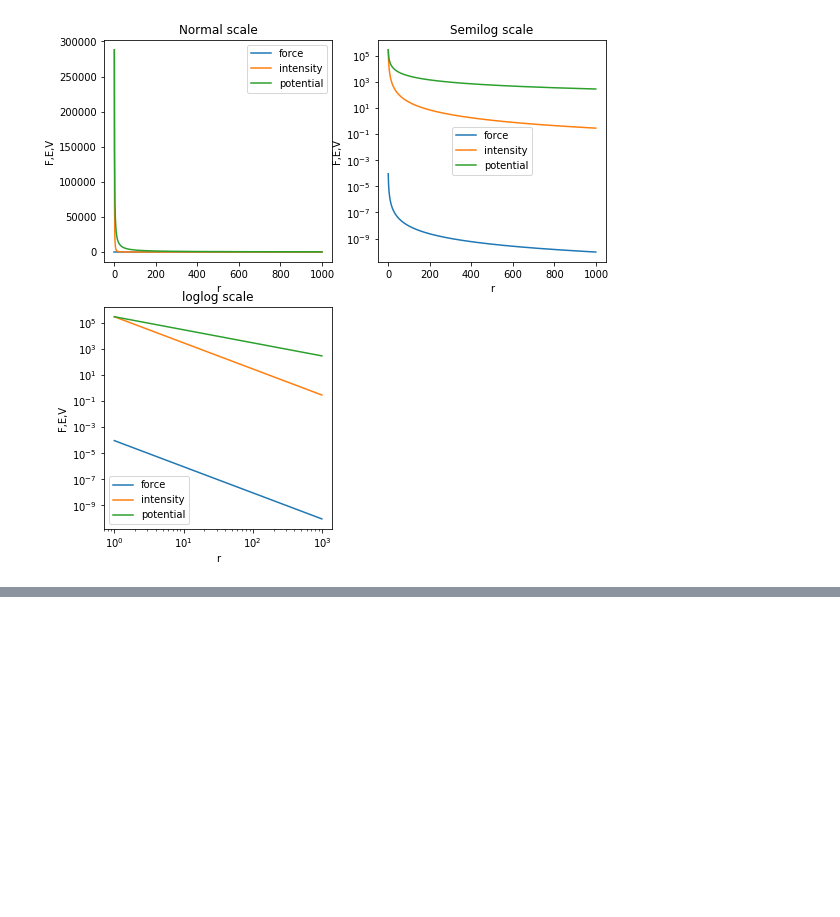
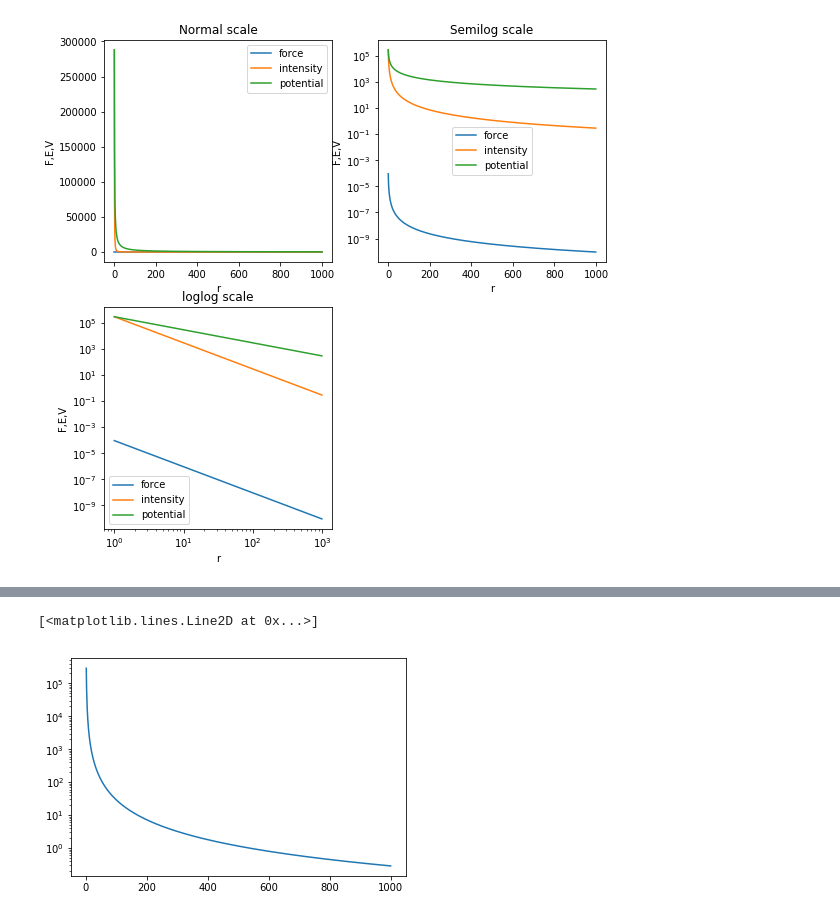
Before and after one commit to Abhinav-Rijal/Electrostatics, a Jupyter notebook: Coulomb's law.ipynb, the cells around one changed output, grey strips where cells are left out. Saved outputs shown, nothing was run; the diff lists cells and outputs as text; code cells hidden in the pictures; blank space fills up the shorter version.

```diff
--- a/Coulomb's law.ipynb
+++ b/Coulomb's law.ipynb
@@ -189,0 +234,5 @@ plt.legend()
+# %%
+plt.semilogy(df1.Distance,df1.Intensity)
+# %% [output]
+[<matplotlib.lines.Line2D at 0x...>]
+[figure, added]
```
Also changed, not shown: parts of 8 cells of this notebook, 1 other file.
